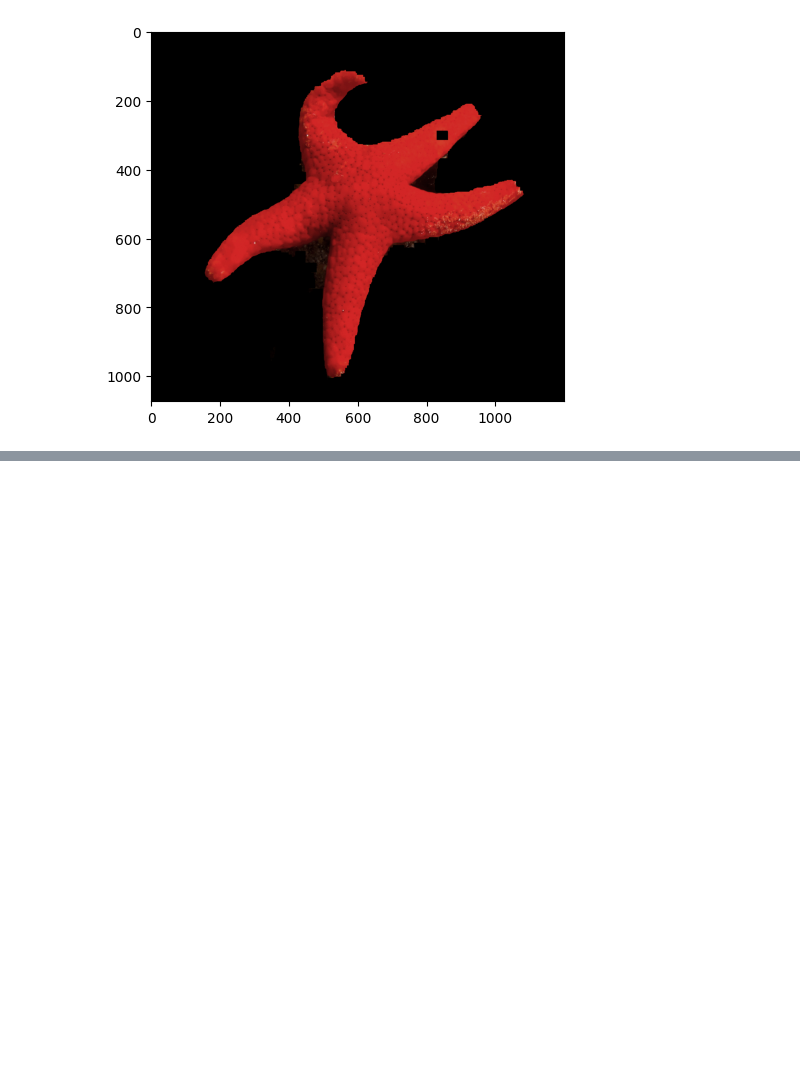
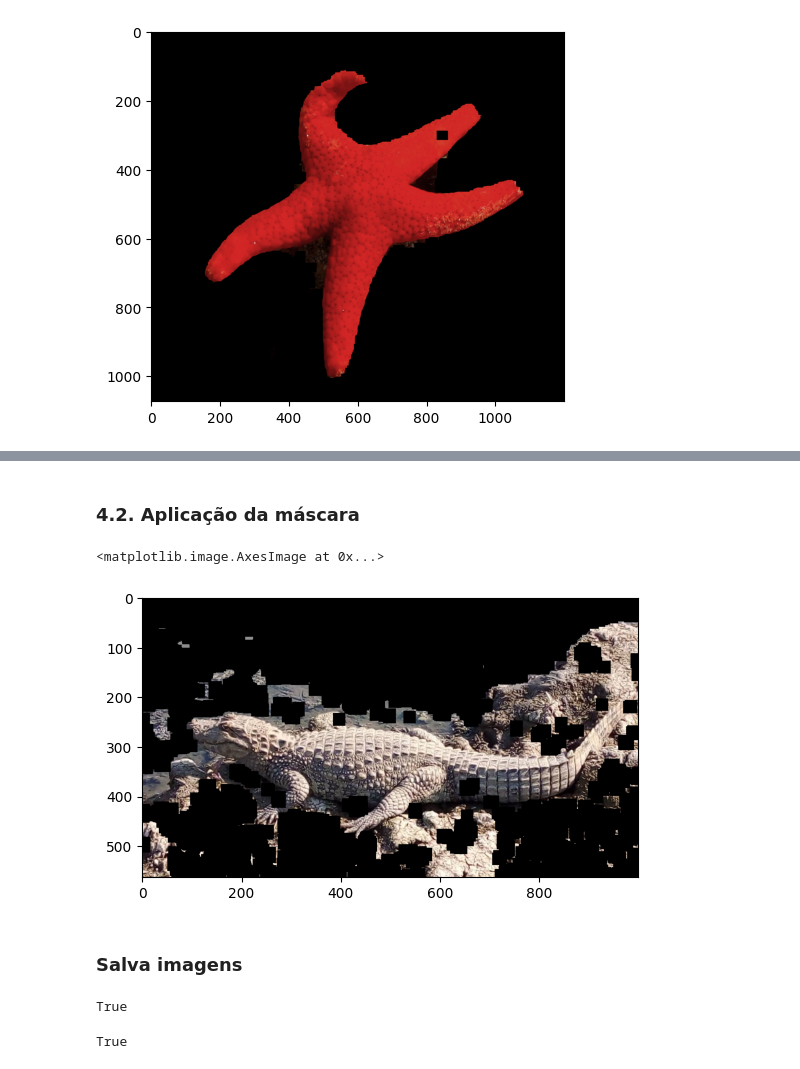
Before and after one commit to diogohal/TA3-Visao, a Jupyter notebook: ta3.ipynb, the cells around one changed output, grey strips where cells are left out. Cells and saved outputs as stored; diff of their text form; code cells hidden in the pictures; blank space fills up the shorter version.

```diff
--- a/ta3.ipynb
+++ b/ta3.ipynb
@@ -93,0 +123,31 @@ plt.imshow(result_starfish)
+# %% [markdown]
+### 4.2. Aplicação da máscara
+# %%
+result_jacare = cv.bitwise_and(jacare, jacare, mask=mask_jacare_thresh)
+plt.imshow(result_jacare)
+# %% [output]
+<matplotlib.image.AxesImage at 0x...>
+[figure, added]
+# %% [markdown]
+### Salva imagens
+# %%
+cv.imwrite('./overleaf/dogs.jpg', cv.cvtColor(dogs, cv.COLOR_RGB2BGR))
+cv.imwrite('./overleaf/roi_dogs.jpg', roi_dogs)
+cv.imwrite('./overleaf/mask_dogs.jpg', cv.cvtColor(mask_dogs, cv.COLOR_RGB2BGR))
+cv.imwrite('./overleaf/mask_dogs_thresh.jpg', cv.cvtColor(mask_dogs_thresh, cv.COLOR_RGB2BGR))
+
+cv.imwrite('./overleaf/starfish.jpg', cv.cvtColor(starfish, cv.COLOR_RGB2BGR))
+cv.imwrite('./overleaf/roi_starfish.jpg', cv.cvtColor(roi_starfish, cv.COLOR_RGB2BGR))
+cv.imwrite('./overleaf/mask_starfish.jpg', cv.cvtColor(mask_starfish, cv.COLOR_RGB2BGR))
+cv.imwrite('./overleaf/mask_starfish_thresh.jpg', cv.cvtColor(mask_starfish_thresh, cv.COLOR_RGB2BGR))
+
+cv.imwrite('./overleaf/jacare.jpg', cv.cvtColor(jacare, cv.COLOR_RGB2BGR))
+cv.imwrite('./overleaf/roi_jacare.jpg', cv.cvtColor(roi_jacare, cv.COLOR_RGB2BGR))
+cv.imwrite('./overleaf/mask_jacare.jpg', cv.cvtColor(mask_jacare, cv.COLOR_RGB2BGR))
+cv.imwrite('./overleaf/mask_jacare_thresh.jpg', cv.cvtColor(mask_jacare_thresh, cv.COLOR_RGB2BGR))
+# %% [output]
+True
+# %%
+cv.imwrite('./overleaf/roi_dogs.jpg', cv.cvtColor(roi_dogs, cv.COLOR_RGB2BGR))
+# %% [output]
+True
```
Also changed, not shown: parts of 5 cells of this notebook, 15 other files.
